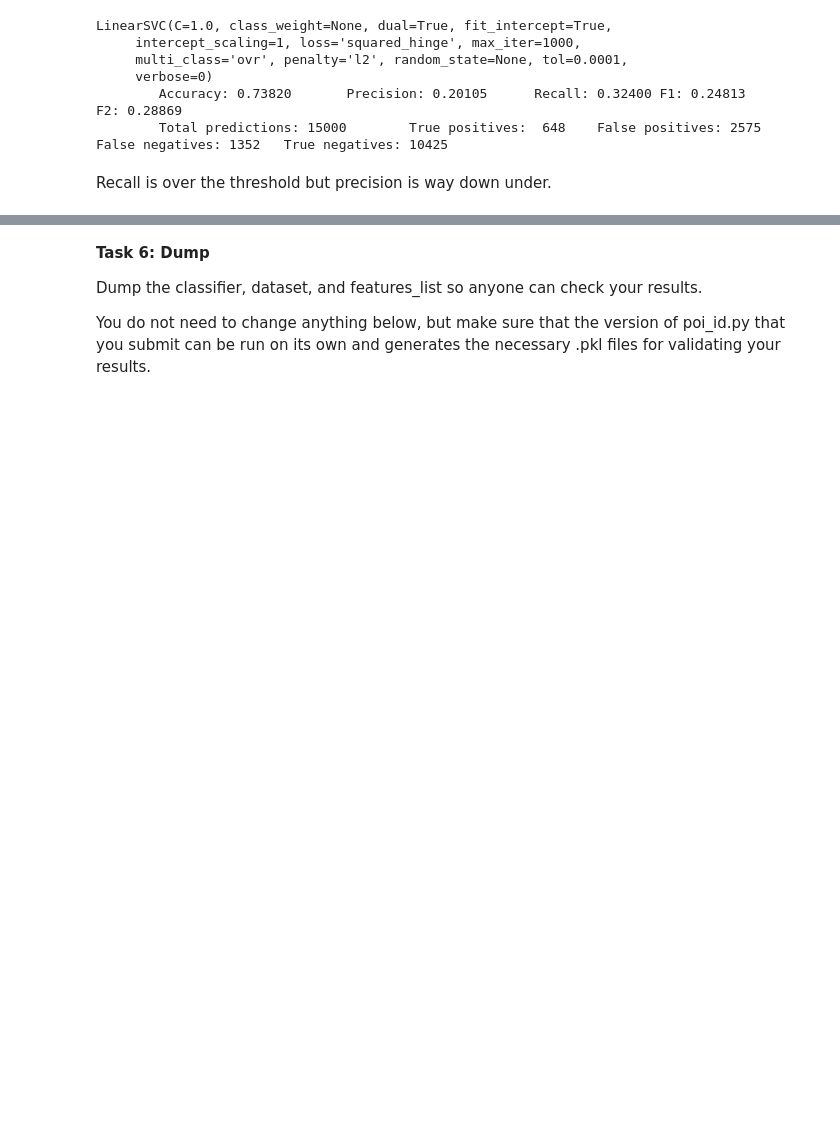
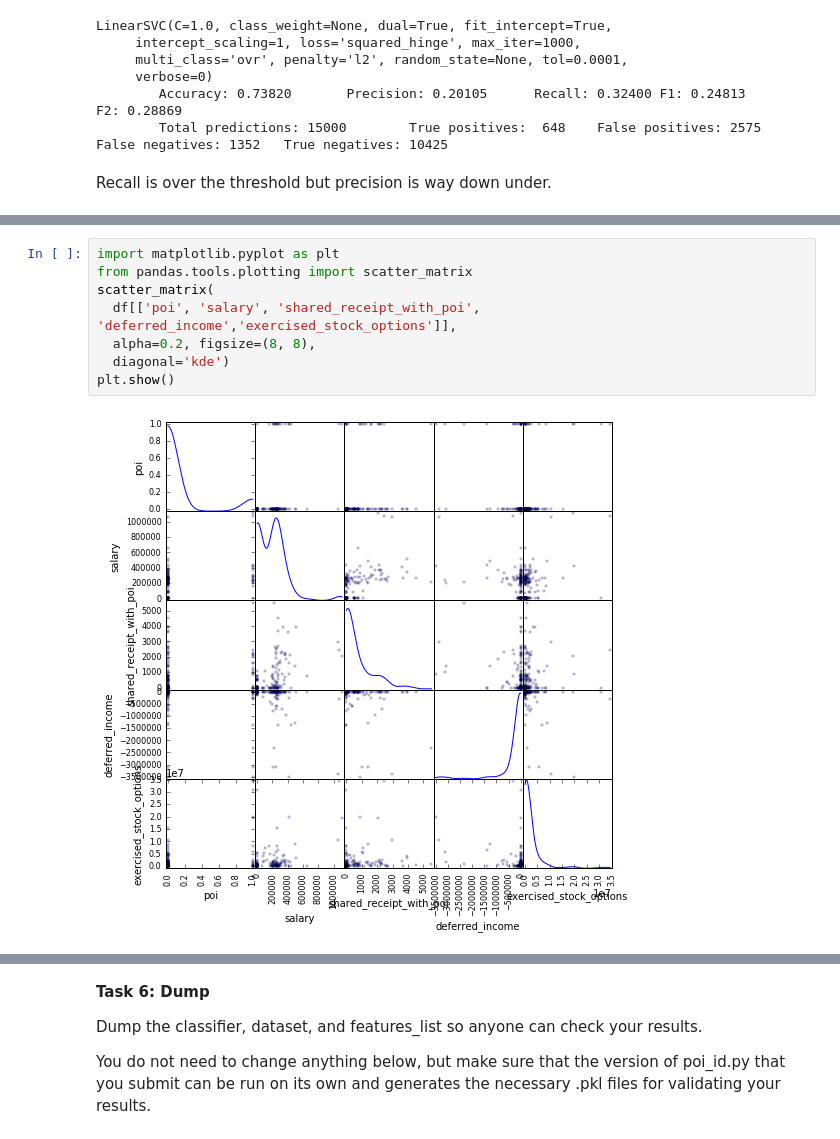
Before and after one commit to michaelreinhard/ud120-projects, a Jupyter notebook: final_project/final_project.ipynb, the cells around one changed output, grey strips where cells are left out. Cells and saved outputs as stored; diff of their text form; blank space fills up the shorter version.

```diff
--- a/final_project/final_project.ipynb
+++ b/final_project/final_project.ipynb
@@ -568,0 +566,10 @@ Recall is over the threshold but precision is way down under.
+# %%
+import matplotlib.pyplot as plt
+from pandas.tools.plotting import scatter_matrix
+scatter_matrix(
+  df[['poi', 'salary', 'shared_receipt_with_poi', 'deferred_income','exercised_stock_options']],
+  alpha=0.2, figsize=(8, 8),
+  diagonal='kde')
+plt.show()
+# %% [output]
+[figure, added]
```
Also changed, not shown: parts of 24 cells of this notebook.
